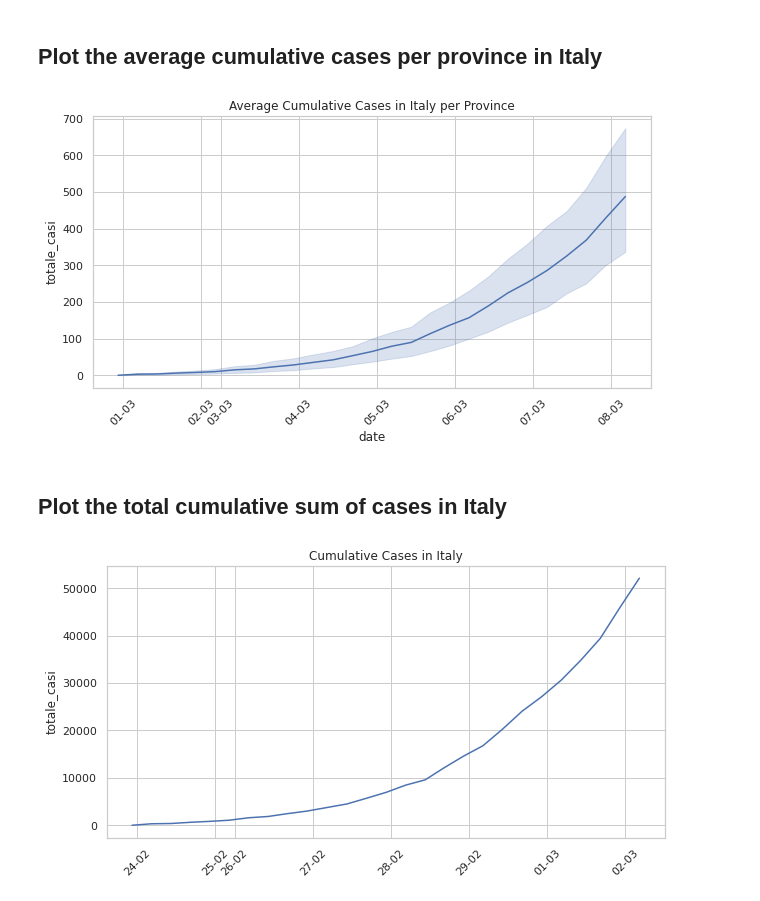
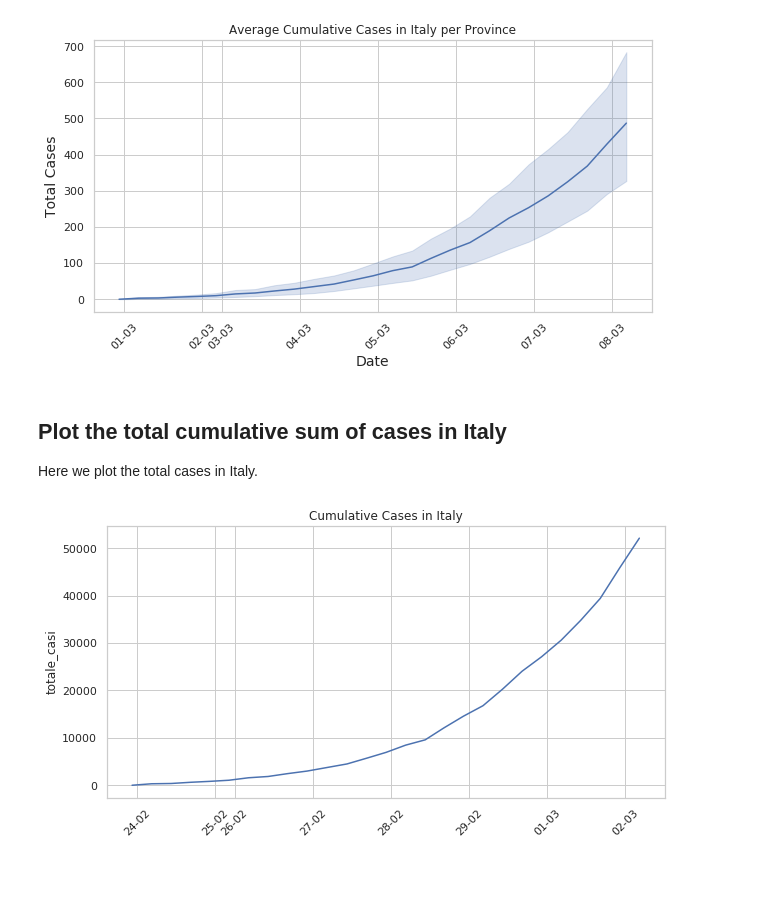
Before and after one commit to kredde/corona-outbreak, a Jupyter notebook: bolzano.ipynb, the cells around one changed output. Cells and saved outputs as stored; diff of their text form; code cells hidden in the pictures; blank space fills up the shorter version.

```diff
--- a/bolzano.ipynb
+++ b/bolzano.ipynb
@@ -49,17 +38,17 @@ df_bz.head()
+# %%
+plt.figure(figsize=(10,5))
+plot =sns.lineplot(df['date'], df['totale_casi'])
+x_dates = df['date'].dt.strftime('%d-%m').sort_values().unique()
+plot.set_xticklabels(x_dates, rotation=45)
+plot.set_title("Average Cumulative Cases in Italy per Province")
+plt.ylabel('Total Cases', fontsize=14)
+plt.xlabel('Date', fontsize=14)
+plt.show()
+# %% [output]
+[figure, added]
 # %% [markdown]
-## Plot the average cumulative cases per province in Italy
+##  Plot the total cumulative sum of cases in Italy
+Here we plot the total cases in Italy.
-# %%
-plt.figure(figsize=(10,5))
-plot =sns.lineplot(df['date'], df['totale_casi'])
-x_dates = df['date'].dt.strftime('%d-%m').sort_values().unique()
-plot.set_xticklabels(x_dates, rotation=45)
-plot.set_title("Average Cumulative Cases in Italy per Province")
-
-plt.show()
-# %% [output]
-[figure, removed]
-# %% [markdown]
-##  Plot the total cumulative sum of cases in Italy
 # %%
 total_cases_sum = df.groupby('date')['totale_casi'].sum()
 # %%
```
Also changed, not shown: parts of 15 cells of this notebook, 58 other files.
